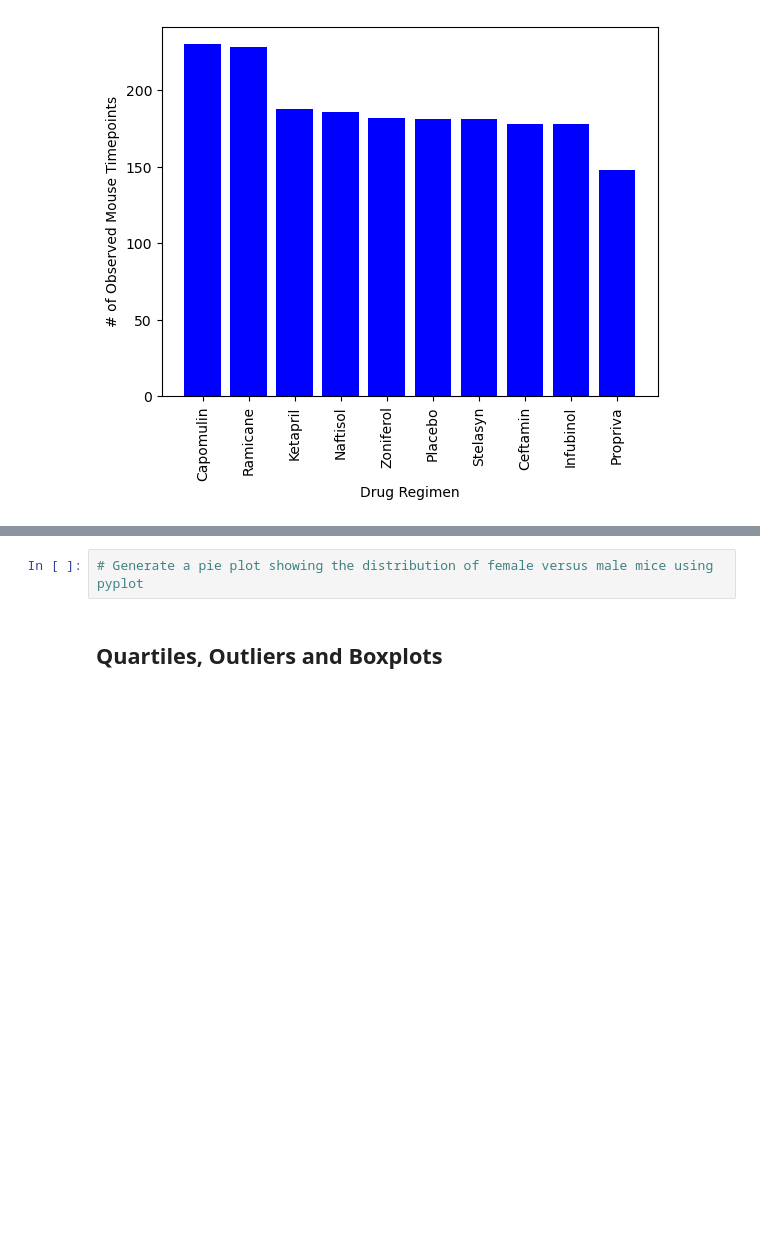
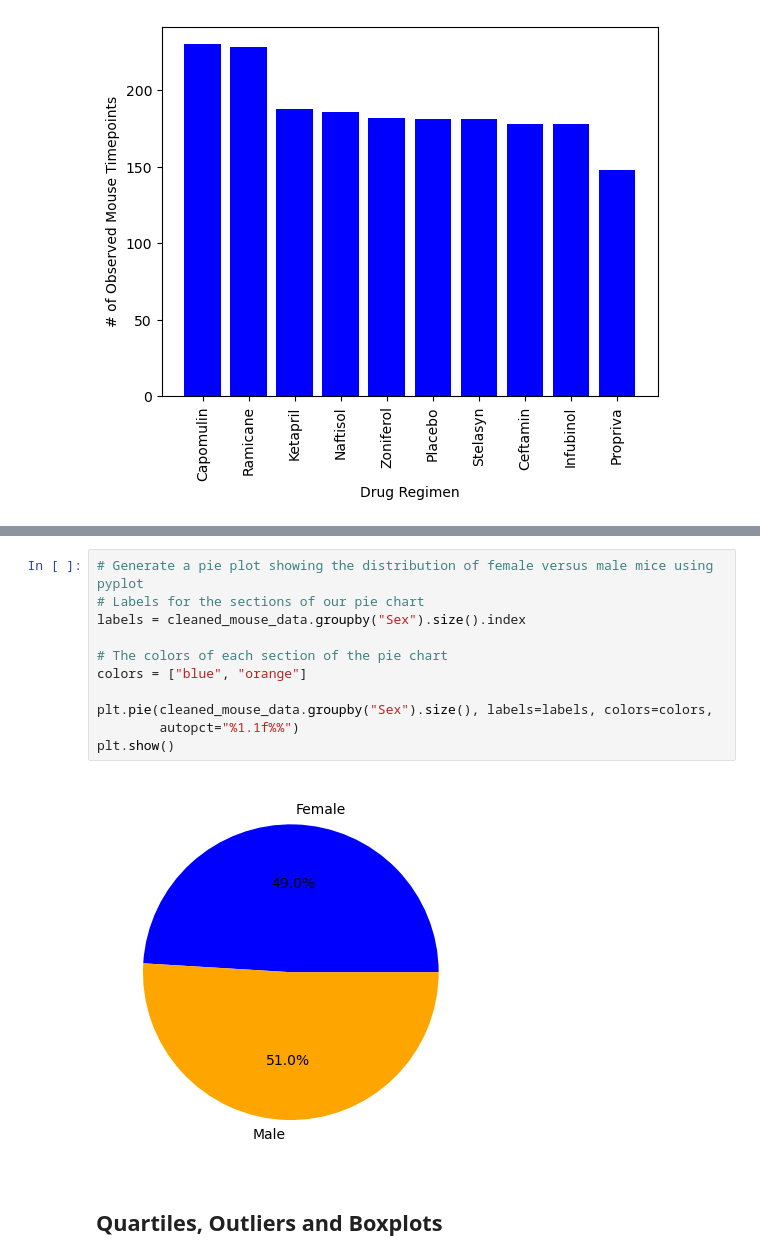
Before and after one commit to digital-buddha42/matplotlib, a Jupyter notebook: pymaceuticals_homework.ipynb, the cells around one changed output, grey strips where cells are left out. Saved outputs shown, nothing was run; the diff lists cells and outputs as text; blank space fills up the shorter version.

```diff
--- a/pymaceuticals_homework.ipynb
+++ b/pymaceuticals_homework.ipynb
@@ -198,5 +198,16 @@ Axes(0.22375,0.11;0.5775x0.77)
-# %%
-# Generate a pie plot showing the distribution of female versus male mice using pyplot
+# %%
+# Generate a pie plot showing the distribution of female versus male mice using pyplot
+# Labels for the sections of our pie chart
+labels = cleaned_mouse_data.groupby("Sex").size().index
+
+# The colors of each section of the pie chart
+colors = ["blue", "orange"]
+
+plt.pie(cleaned_mouse_data.groupby("Sex").size(), labels=labels, colors=colors,
+        autopct="%1.1f%%")
+plt.show()
+# %% [output]
+[figure, added]
 # %% [markdown]
 ## Quartiles, Outliers and Boxplots
 # %%
```
Also changed, not shown: parts of 1 cell of this notebook.
